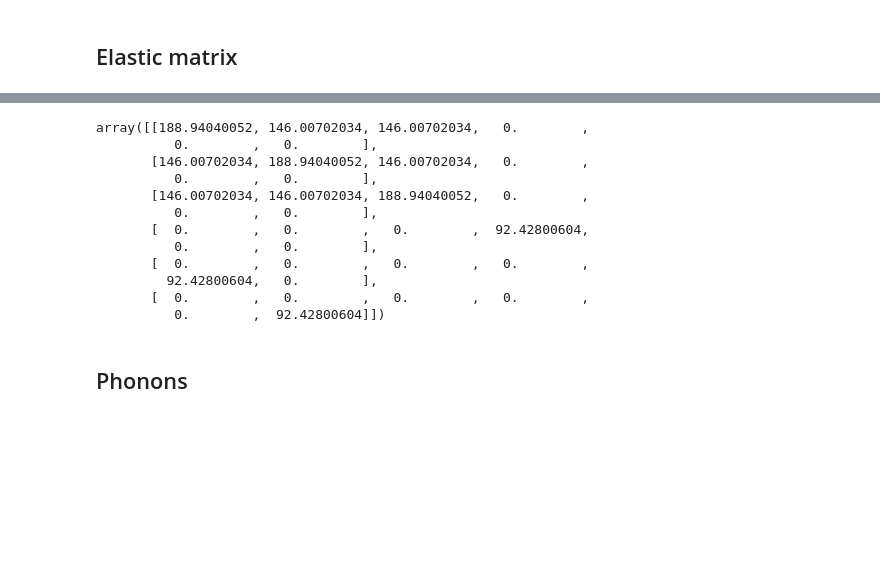
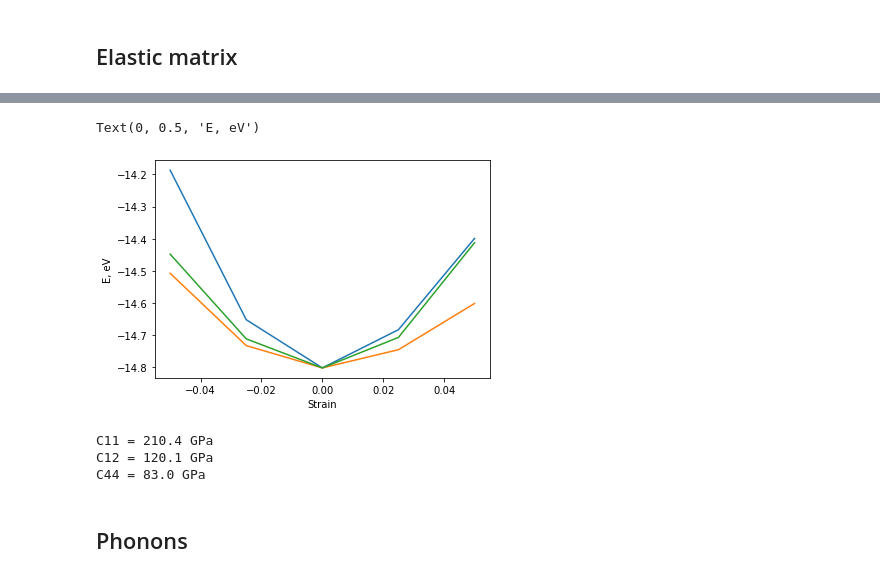
Before and after one commit to pyiron-workshop/potentials-workshop-2021, a Jupyter notebook: day_2/ace/pacemaker-fit-tutorial.ipynb, the cells around one changed output, grey strips where cells are left out. Drawn from its saved outputs; the diff is of its cells as text; code cells hidden in the pictures; blank space fills up the shorter version.

```diff
--- a/day_2/ace/pacemaker-fit-tutorial.ipynb
+++ b/day_2/ace/pacemaker-fit-tutorial.ipynb
@@ -242,6 +238,8 @@ test_pr.job_table()
 ## Elastic matrix
 # %%
 elmat_job = test_pr.create.job.ElasticMatrixJob("elmat", delete_existing_job=True)
+# %%
+elmat_job.input["eps_range"] = 0.05
 # %%
 ref_job = test_pr.create.job.Lammps("ref_job", delete_existing_job=True)
 # %%
@@ -250,9 +248,7 @@ ref_job.executable.version="2020.12.24_pace"
 ref_job.potential = cu_ace_potential
 # %%
 ref_job.structure = lammps_job.get_structure()
-# %%
-ref_job.server.run_mode="non_modal"
 # %%
 elmat_job.ref_job = ref_job
 # %%
-elmat_job.run(run_mode="non_modal")
+elmat_job.run()
@@ -278,15 +270,13 @@ test_pr.job_table()
 # %%
-elmat_job["output/elasticmatrix"]["C"]
+elast_val=elmat_job["output/elasticmatrix"]
-# %% [output]
-array([[188.94040052, 146.00702034, 146.00702034,   0.        ,
-          0.        ,   0.        ],
-       [146.00702034, 188.94040052, 146.00702034,   0.        ,
-          0.        ,   0.        ],
-       [146.00702034, 146.00702034, 188.94040052,   0.        ,
-          0.        ,   0.        ],
-       [  0.        ,   0.        ,   0.        ,  92.42800604,
-          0.        ,   0.        ],
-       [  0.        ,   0.        ,   0.        ,   0.        ,
-         92.42800604,   0.        ],
-       [  0.        ,   0.        ,   0.        ,   0.        ,
-          0.        ,  92.42800604]])
+# %%
+ses = np.array(elast_val['strain_energy'])
+
+for se in ses:
+    plt.plot(se[:,0], se[:,1])
+
+plt.xlabel("Strain")
+plt.ylabel("E, eV")
+# %% [output]
+Text(0, 0.5, 'E, eV')
+[figure, added]
@@ -293,2 +285,10 @@ array([[188.94040052, 146.00702034, 146.00702034,   0.        ,
+# %%
+print("C11 = {:.1f} GPa".format(C[0,0]))
+print("C12 = {:.1f} GPa".format(C[0,1]))
+print("C44 = {:.1f} GPa".format(C[3,3]))
+# %% [output]
+C11 = 210.4 GPa
+C12 = 120.1 GPa
+C44 = 83.0 GPa
 # %% [markdown]
 ## Phonons
```
Also changed, not shown: parts of 62 cells of this notebook.
